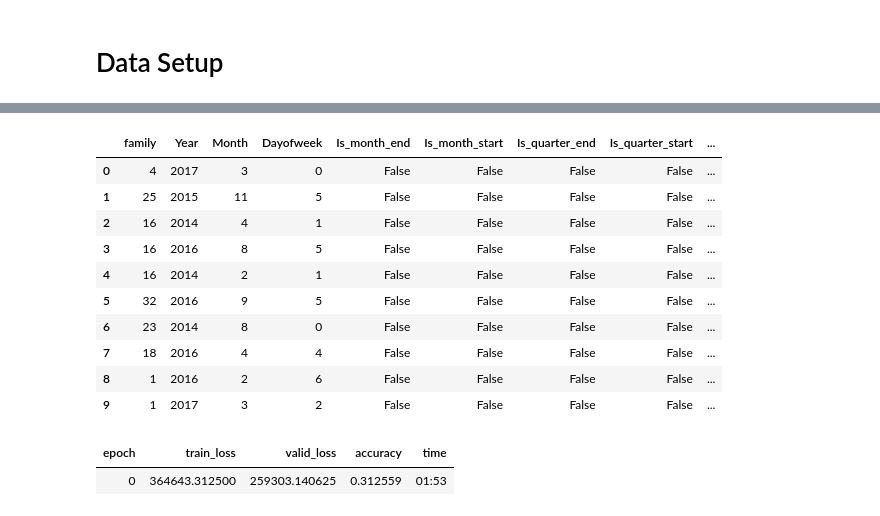
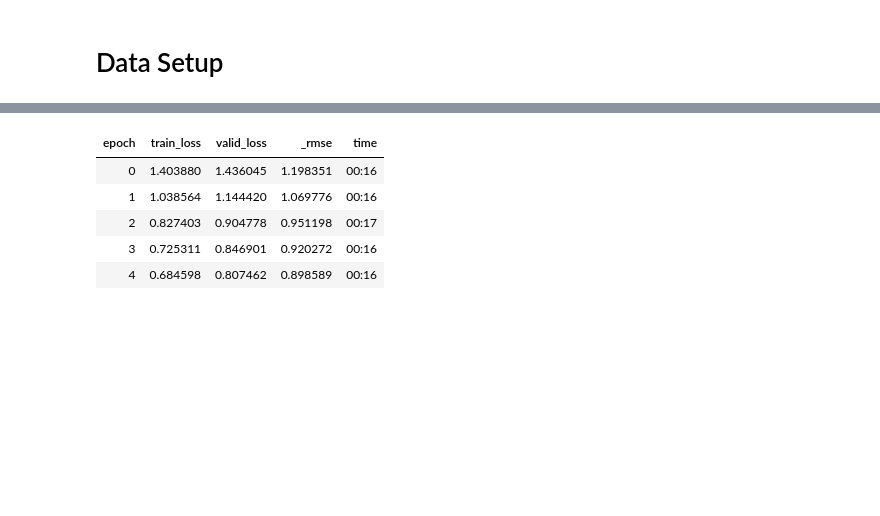
Before and after one commit to Chake96/kaggle_comps, a Jupyter notebook: knowledge/store_sales/nb.ipynb, the cells around one changed output, grey strips where cells are left out. Cells and saved outputs as stored; diff of their text form; code cells hidden in the pictures; blank space fills up the shorter version.

Commit message:
finally got model to train on train data

```diff
--- a/knowledge/store_sales/nb.ipynb
+++ b/knowledge/store_sales/nb.ipynb
@@ -39,12 +39,20 @@ train_df.drop(columns=drop_cols, inplace=True)
 test_df.drop(columns=drop_cols, inplace=True)
 
 #categorize familys
-train_df['family'] = train_df['family'].astype("category")
-train_df['family'] = train_df.family.cat.codes
+# train_df['family'] = train_df['family'].astype("category")
+# train_df['family'] = train_df.family.cat.codes
+train_df['family'] = pd.Categorical(train_df.family)
+test_df['family'] = pd.Categorical(test_df.family)
 
 
 #correct datatypes
 # train_df.onpromotion = train_df.onpromotion.astype("float16")
 # train_df.sales = train_df.sales.astype("float32")
 # stores_df.cluster = stores_df.cluster.astype("int8")
+# %%
+#make validation set from data in yaer 2017. Test set is the last quarter of 2017, so we'll use the first 3 quarters as the validation set
+condition = lambda df: (df.Year < 2017)
+train_idx = np.where(condition(train_df))[0]
+valid_idx = np.where(~(condition(train_df)))[0]
+splits = (list(train_idx), list(valid_idx))
 # %%
@@ -70,10 +60,15 @@ dtype: object
-# %%
-from fastai.tabular.all import *
-cats = ['family', 'Year', 'Month', 'Dayofweek', 'Is_month_end', 'Is_month_start', 'Is_quarter_end', 'Is_quarter_start', 'Is_year_end', 'Is_year_start', 'onpromotion']
-conts = ['store_nbr']
-# conts, cats = cont_cat_split(train_df, dep_var='sales')
-procs = [Categorify, Normalize, FillMissing]
-splits = RandomSplitter()(range_of(train_df))
-dls = TabularDataLoaders.from_df(train_df, procs=procs, cat_names=cats, cont_names=conts,
-                                  y_names="sales", bs=128)
-learn = tabular_learner(dls, metrics=accuracy)
+# %%
+from fastai.tabular.all import *
+from numpy import inf
+dep_var = 'sales'
+#replace dep_var with their logs'
+
+train_df[dep_var] = np.log(train_df[dep_var]+1)
+
+conts, cats = cont_cat_split(train_df, 1, dep_var=dep_var)
+procs = [Categorify, FillMissing, Normalize]
+tc = tabular_config(ps=[0.001, 0.01], embed_p=0.04, y_range=(0, train_df[dep_var].max() / 0.1))
+dls = TabularDataLoaders.from_df(train_df, procs=procs, cat_names=cats, cont_names=conts, config=tc, loss_func=MSELossFlat(),
+                                  y_names=dep_var, bs=1024, splits=splits, y_block=RegressionBlock(1), shuffle=False, drop_last=True)
+learn = tabular_learner(dls, metrics=rmse)
+dls.show_batch()
@@ -85,19 +104,11 @@ Conts: ['store_nbr', 'family', 'onpromotion', 'Week', 'Day', 'Dayofyear']
 # %%
-dls.show_batch()
-learn.fit_one_cycle(1) #todo figure out how to get this a litttttllleee nicer
+learn.fit_one_cycle(5, 1e-3, wd=0.1) #todo figure out how to get this a litttttllleee nicer
 # %% [output]
-|  | family | Year | Month | Dayofweek | Is_month_end | Is_month_start | Is_quarter_end | Is_quarter_start | ... |
-| 0 | 4 | 2017 | 3 | 0 | False | False | False | False | ... |
-| 1 | 25 | 2015 | 11 | 5 | False | False | False | False | ... |
-| 2 | 16 | 2014 | 4 | 1 | False | False | False | False | ... |
-| 3 | 16 | 2016 | 8 | 5 | False | False | False | False | ... |
-| 4 | 16 | 2014 | 2 | 1 | False | False | False | False | ... |
-| 5 | 32 | 2016 | 9 | 5 | False | False | False | False | ... |
-| 6 | 23 | 2014 | 8 | 0 | False | False | False | False | ... |
-| 7 | 18 | 2016 | 4 | 4 | False | False | False | False | ... |
-| 8 | 1 | 2016 | 2 | 6 | False | False | False | False | ... |
-| 9 | 1 | 2017 | 3 | 2 | False | False | False | False | ... |
+| epoch | train_loss | valid_loss | _rmse | time |
+| 0 | 1.403880 | 1.436045 | 1.198351 | 00:16 |
+| 1 | 1.038564 | 1.144420 | 1.069776 | 00:16 |
+| 2 | 0.827403 | 0.904778 | 0.951198 | 00:17 |
+| 3 | 0.725311 | 0.846901 | 0.920272 | 00:16 |
+| 4 | 0.684598 | 0.807462 | 0.898589 | 00:16 |
-| epoch | train_loss | valid_loss | accuracy | time |
-| 0 | 364643.312500 | 259303.140625 | 0.312559 | 01:53 |
 # %%
 learn.show_results()
```
Also changed, not shown: parts of 8 cells of this notebook.
